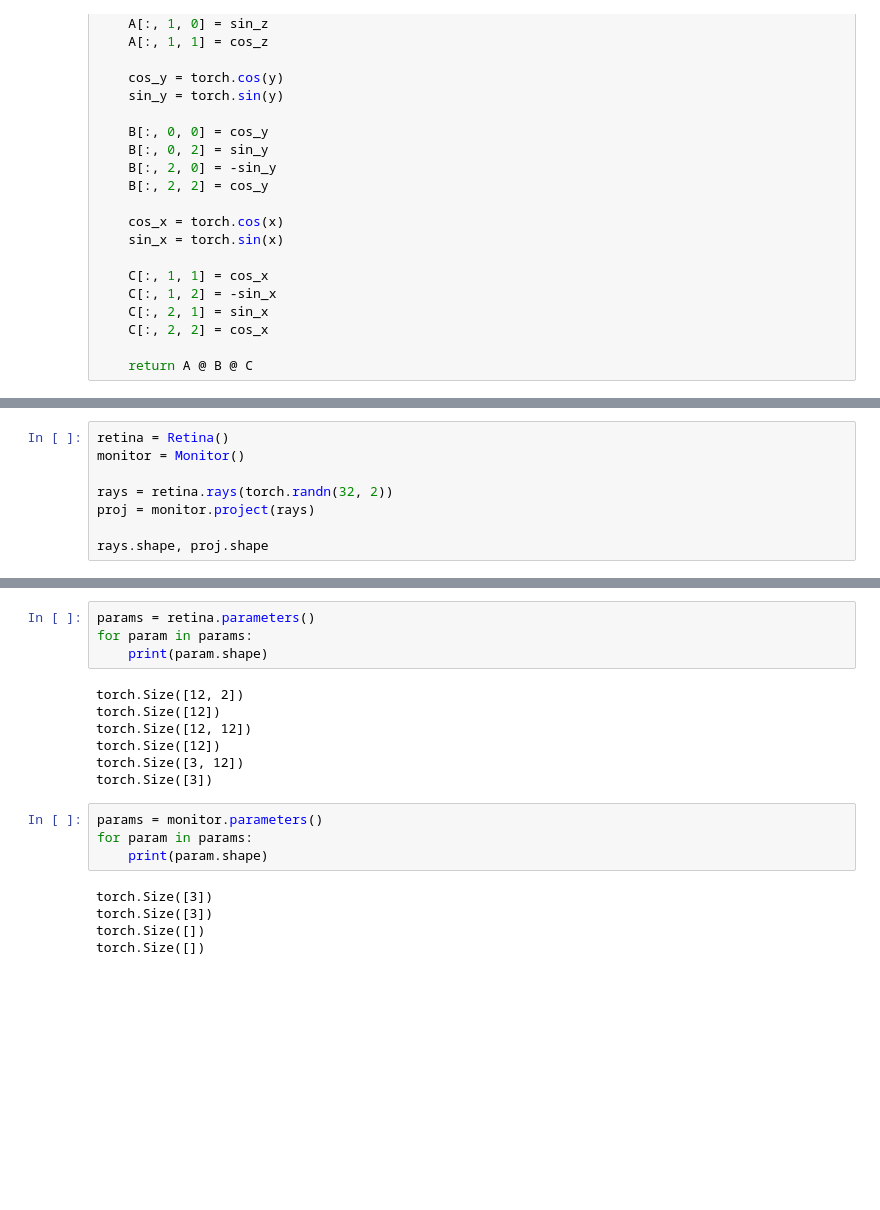
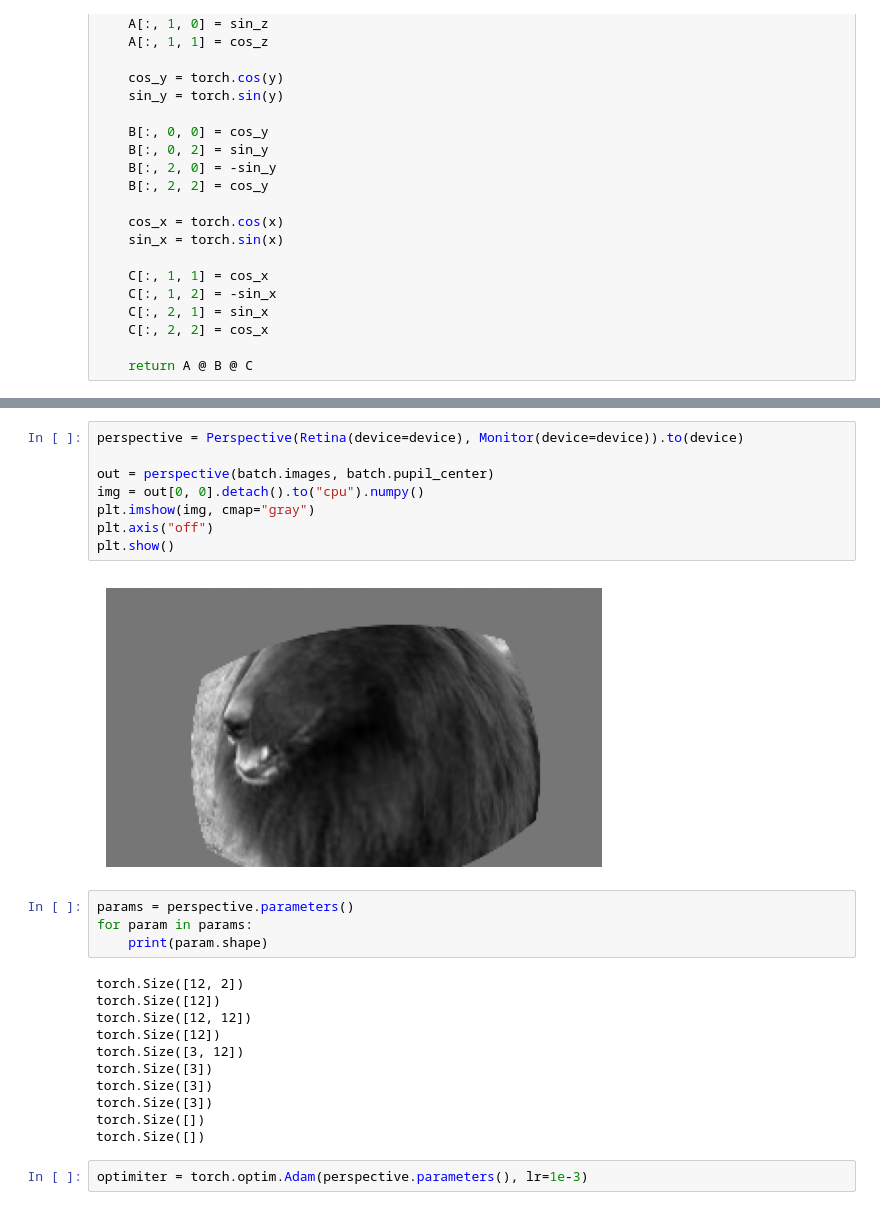
Before and after one commit to NathanSoeding/sensorium, a Jupyter notebook: notebooks/model_tutorial/perspective_custom.ipynb, the cells around one changed output, grey strips where cells are left out. Drawn from its saved outputs; the diff is of its cells as text; blank space fills up the shorter version.

Commit message:
finished perspective module implementation

```diff
--- a/notebooks/model_tutorial/perspective_custom.ipynb
+++ b/notebooks/model_tutorial/perspective_custom.ipynb
@@ -155,8 +195,0 @@ class Monitor(nn.Module):
-# %%
-retina = Retina()
-monitor = Monitor()
-
-rays = retina.rays(torch.randn(32, 2))
-proj = monitor.project(rays)
-
-rays.shape, proj.shape
@@ -165,5 +244,15 @@ rays.shape, proj.shape
+# %%
+perspective = Perspective(Retina(device=device), Monitor(device=device)).to(device)
+
+out = perspective(batch.images, batch.pupil_center)
+img = out[0, 0].detach().to("cpu").numpy()
+plt.imshow(img, cmap="gray")
+plt.axis("off")
+plt.show()
+# %% [output]
+[figure, added]
 # %%
-params = retina.parameters()
+params = perspective.parameters()
 for param in params:
     print(param.shape)
 # %% [output]
@@ -173,12 +262,9 @@ torch.Size([12, 12])
 torch.Size([12])
 torch.Size([3, 12])
 torch.Size([3])
+torch.Size([3])
+torch.Size([3])
+torch.Size([])
+torch.Size([])
-# %%
-params = monitor.parameters()
-for param in params:
-    print(param.shape)
-# %% [output]
-torch.Size([3])
-torch.Size([3])
-torch.Size([])
-torch.Size([])
+# %%
+optimiter = torch.optim.Adam(perspective.parameters(), lr=1e-3)
```
Also changed, not shown: parts of 7 cells of this notebook.
